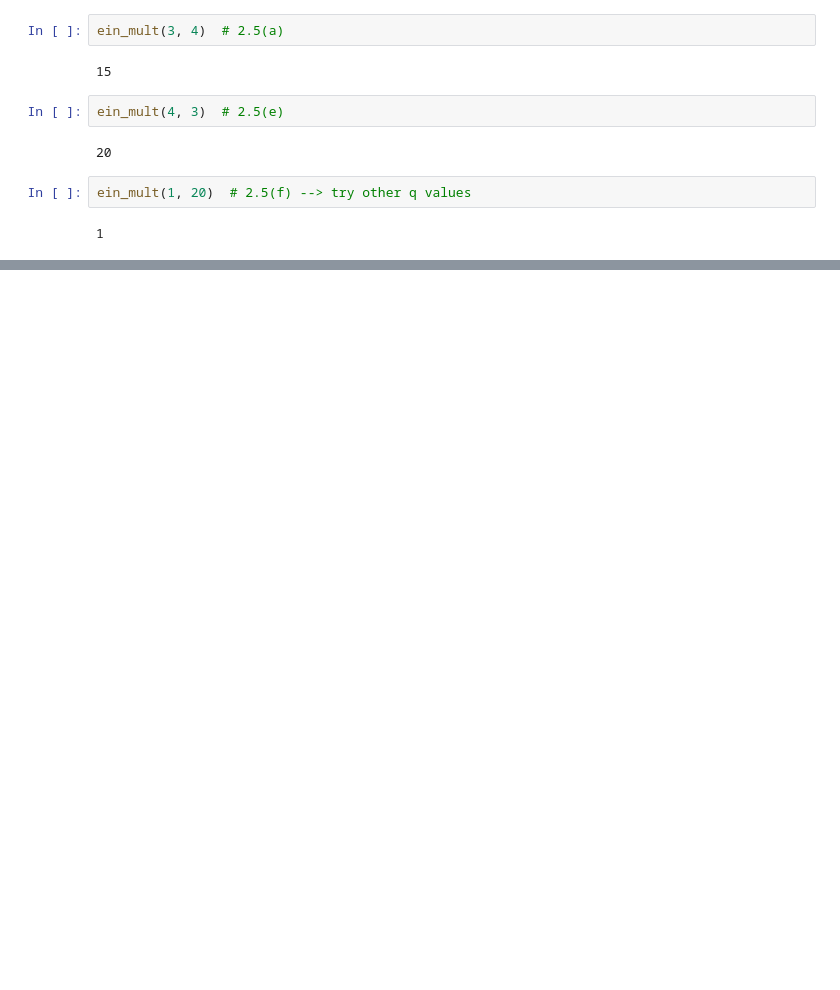
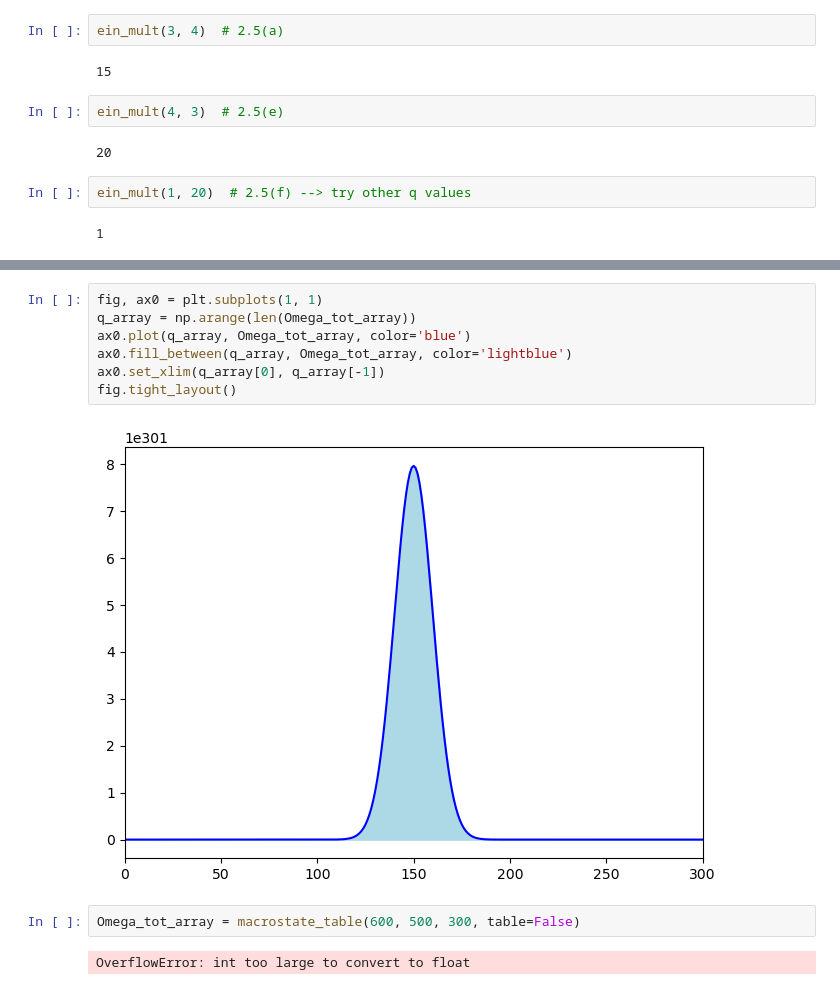
Before and after one commit to furnstahl/Physics-5600, a Jupyter notebook: Einstein_solid_counting.ipynb, the cells around one changed output, grey strips where cells are left out. Drawn from its saved outputs; the diff is of its cells as text; blank space fills up the shorter version.

```diff
--- a/Einstein_solid_counting.ipynb
+++ b/Einstein_solid_counting.ipynb
@@ -69,0 +165,13 @@ fig.tight_layout()
+# %%
+fig, ax0 = plt.subplots(1, 1)
+q_array = np.arange(len(Omega_tot_array))
+ax0.plot(q_array, Omega_tot_array, color='blue')
+ax0.fill_between(q_array, Omega_tot_array, color='lightblue')
+ax0.set_xlim(q_array[0], q_array[-1])
+fig.tight_layout()
+# %% [output]
+[figure, added]
+# %%
+Omega_tot_array = macrostate_table(600, 500, 300, table=False)
+# %% [output]
+OverflowError: int too large to convert to float
```
Also changed, not shown: parts of 19 cells of this notebook.
